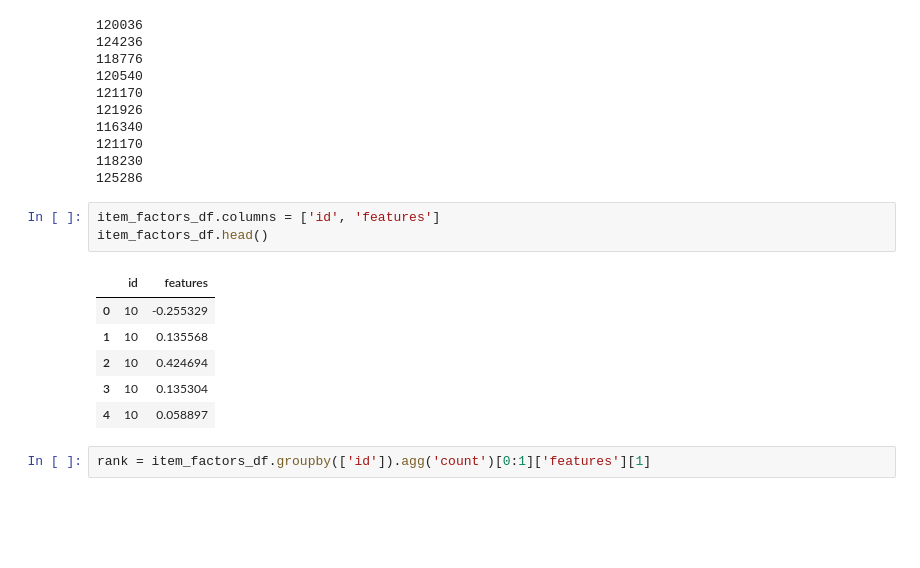
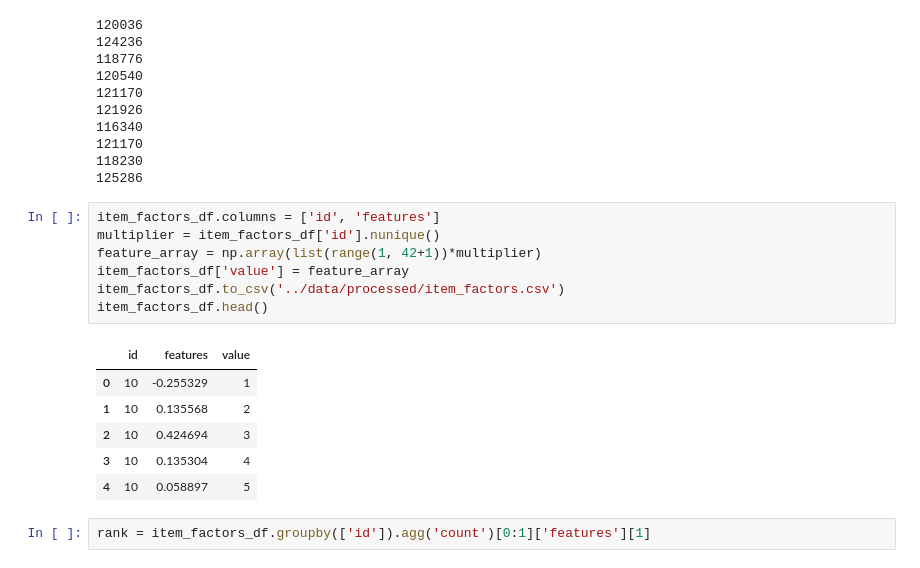
Before and after one commit to DRyanMiller/Overcoming-Echo-Chambers-in-Recommendation-Systems, a Jupyter notebook: notebooks/AWS_data.ipynb, the cells around one changed output. Cells and saved outputs as stored; diff of their text form; blank space fills up the shorter version.

```diff
--- a/notebooks/AWS_data.ipynb
+++ b/notebooks/AWS_data.ipynb
@@ -69,16 +72,20 @@ item_factors_df = pd.concat(item_factors, axis=0, ignore_index=True)
 121170
 118230
 125286
-# %%
-item_factors_df.columns = ['id', 'features']
-item_factors_df.head()
-# %% [output]
-|  | id | features |
-| 0 | 10 | -0.255329 |
-| 1 | 10 | 0.135568 |
-| 2 | 10 | 0.424694 |
-| 3 | 10 | 0.135304 |
-| 4 | 10 | 0.058897 |
+# %%
+item_factors_df.columns = ['id', 'features']
+multiplier = item_factors_df['id'].nunique()
+feature_array = np.array(list(range(1, 42+1))*multiplier)
+item_factors_df['value'] = feature_array
+item_factors_df.to_csv('../data/processed/item_factors.csv')
+item_factors_df.head()
+# %% [output]
+|  | id | features | value |
+| 0 | 10 | -0.255329 | 1 |
+| 1 | 10 | 0.135568 | 2 |
+| 2 | 10 | 0.424694 | 3 |
+| 3 | 10 | 0.135304 | 4 |
+| 4 | 10 | 0.058897 | 5 |
 # %%
 rank = item_factors_df.groupby(['id']).agg('count')[0:1]['features'][1]
 # %%
```
Also changed, not shown: parts of 4 cells of this notebook, 5 other files.
